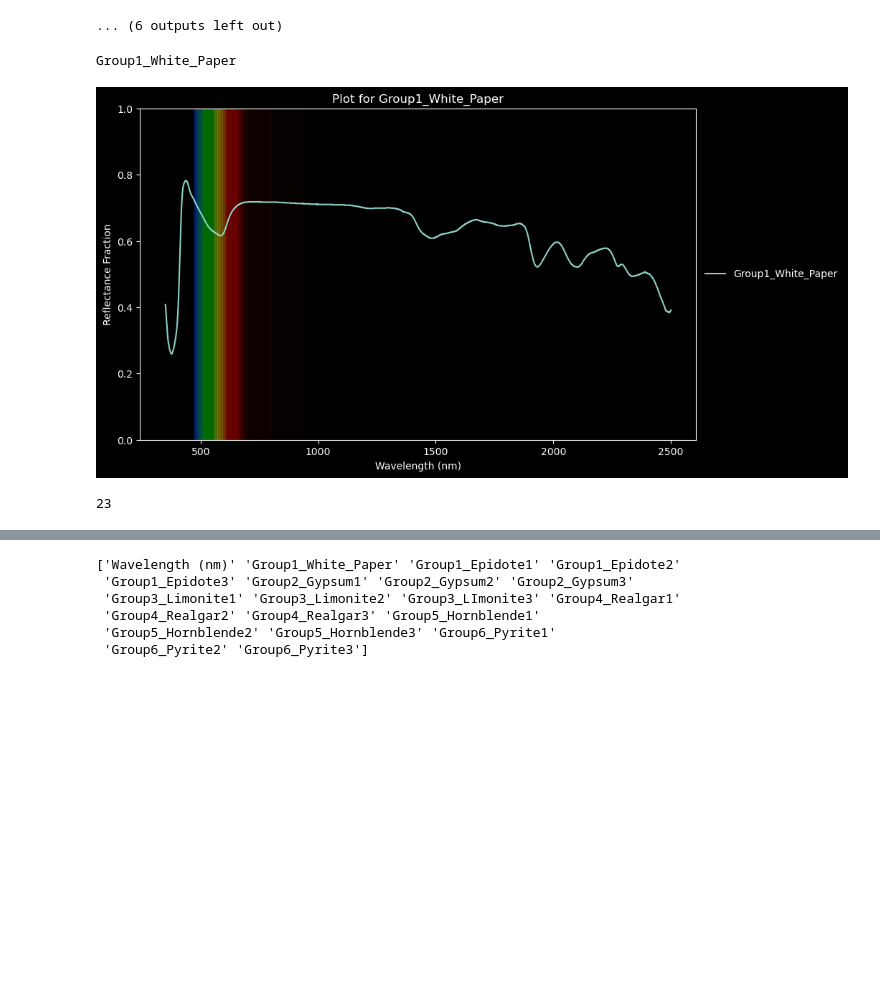
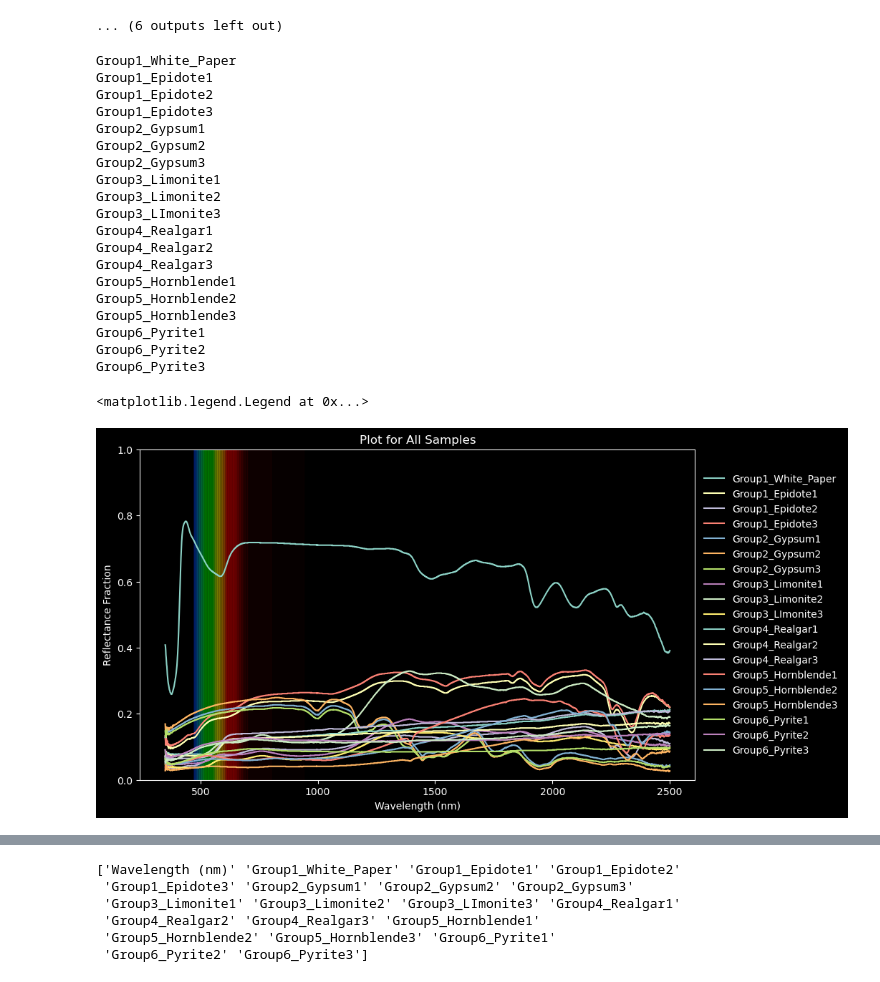
Before and after one commit to ashwin-r-k/SpaceInstrumentationLAB_IITK, a Jupyter notebook: lab2.ipynb, the cells around one changed output, grey strips where cells are left out. Saved outputs shown, nothing was run; the diff lists cells and outputs as text; code cells hidden in the pictures; blank space fills up the shorter version.

```diff
--- a/lab2.ipynb
+++ b/lab2.ipynb
@@ -246,34 +246,46 @@ Group6_Pyrite3
 [figure]
 ... (6 outputs left out)
 # %%
-for i in df.columns.values[1:2]:
+plt.figure(figsize=(10, 6))
+plt_spec()
 
-    plt.figure(figsize=(10, 6))
-    plt_spec()
+for i in df.columns.values[1:]:
+
 
     print(i)
     plt.plot(list_lambda,df[i].values,label=i)
-    plt.ylim(0,1)
+plt.ylim(0,1)
     # Set the axis limits and labels
-    plt.xlabel("Wavelength (nm)")
-    plt.ylabel("Reflectance Fraction")
+plt.xlabel("Wavelength (nm)")
+plt.ylabel("Reflectance Fraction")
 
-    #ax.set_yticks([])  # Remove y-axis ticks
-    plt.title(f"Plot for {i[:]}")
+    #ax.set_yticks([]all)  # Remove y-axis ticks
+plt.title(f"Plot for All Samples")
 
     # Display the plot
-    plt.legend(loc='center left', bbox_to_anchor=(1, 0.5), frameon=False)
-
-    plt.show()
-
-    j=0
-    avg=0
-    print(k)
-    k=k+3
+plt.legend(loc='center left', bbox_to_anchor=(1, 0.5), frameon=False)
 # %% [output]
 Group1_White_Paper
+Group1_Epidote1
+Group1_Epidote2
+Group1_Epidote3
+Group2_Gypsum1
+Group2_Gypsum2
+Group2_Gypsum3
+Group3_Limonite1
+Group3_Limonite2
+Group3_LImonite3
+Group4_Realgar1
+Group4_Realgar2
+Group4_Realgar3
+Group5_Hornblende1
+Group5_Hornblende2
+Group5_Hornblende3
+Group6_Pyrite1
+Group6_Pyrite2
+Group6_Pyrite3
+<matplotlib.legend.Legend at 0x...>
-[figure, old version]
+[figure, new version]
-23
 # %%
 plt.figure(figsize=(10, 6))
 j = 0
```
Also changed, not shown: 1 other file.
